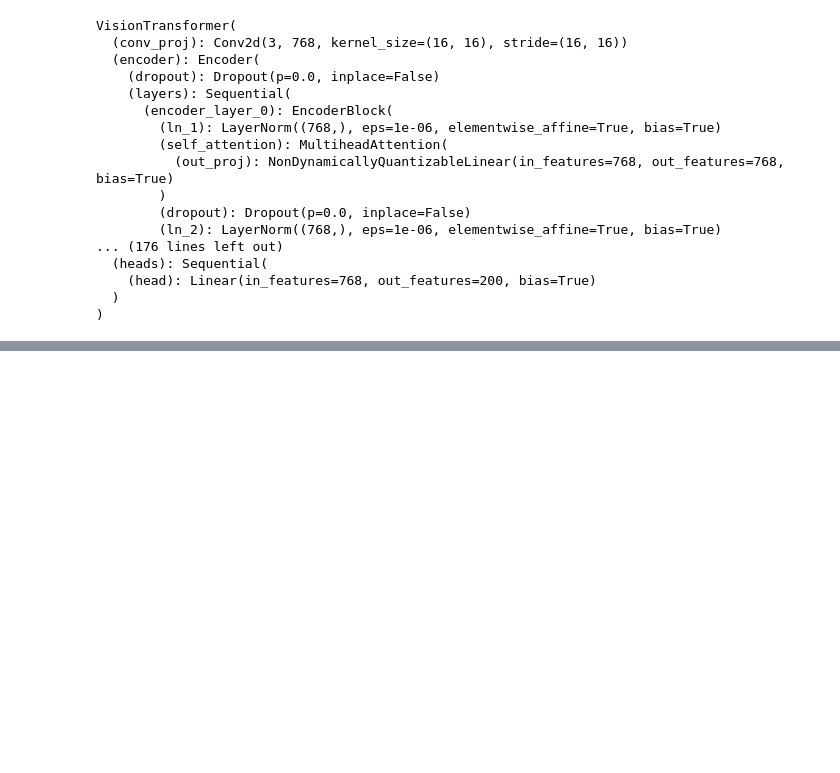
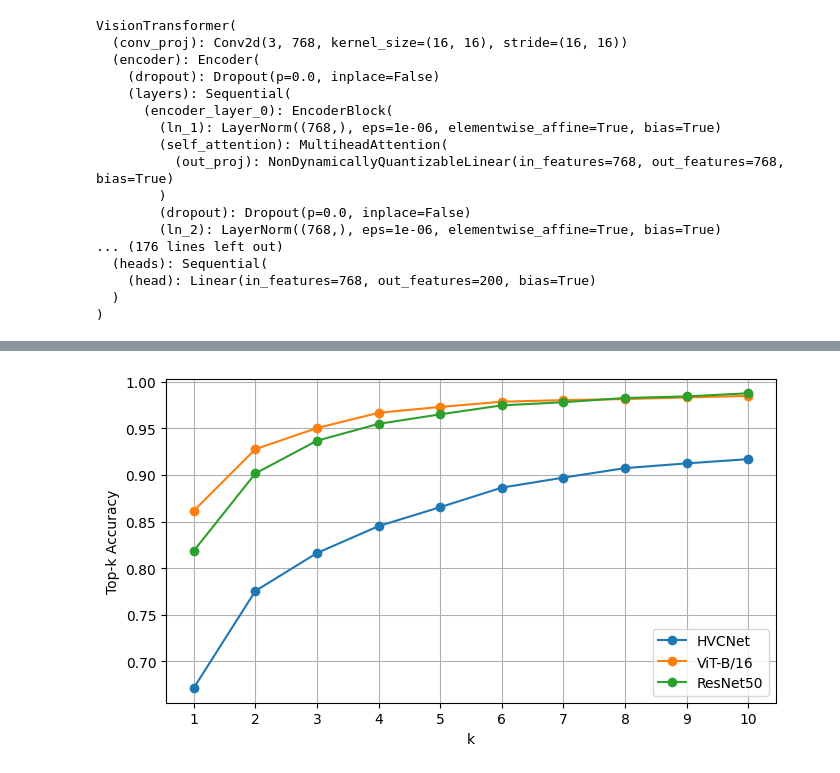
Before and after one commit to MadddyMiller/MXN441_A2, a Jupyter notebook: MXN441_A2_code_good.ipynb, the cells around one changed output, grey strips where cells are left out. Drawn from its saved outputs; the diff is of its cells as text; code cells hidden in the pictures; blank space fills up the shorter version.

```diff
--- a/MXN441_A2_code_good.ipynb
+++ b/MXN441_A2_code_good.ipynb
@@ -613,7 +616,7 @@ for epoch in range(num_epochs):
         best_acc = val_acc
         torch.save(
             hvc_model.state_dict(),
-            "best_model2_HVCNet.pth"
+            "HVCNet_finetune.pth"
         )
 
         epochs_no_improve = 0
@@ -631,7 +634,7 @@ for epoch in range(num_epochs):
 
 # --- Load best model ---
 hvc_model.load_state_dict(
-    torch.load("best_model2_HVCNet.pth")
+    torch.load("HVCNet_finetune.pth")
 )
 
 print("Training complete")
@@ -2293,0 +1932,56 @@ plt.show()
+# %%
+import numpy as np
+
+def topk_accuracy_curve(results, max_k=10):
+
+    probs = results["probs"]
+    true = results["true"]
+
+    topk_acc = []
+
+    for k in range(1, max_k + 1):
+
+        topk_preds = np.argsort(probs, axis=1)[:, -k:]
+
+        correct = sum(
+            true[i] in topk_preds[i]
+            for i in range(len(true))
+        )
+
+        topk_acc.append(correct / len(true))
+
+    return topk_acc
+
+hvc_curve = topk_accuracy_curve(results_HVC_finetune)
+vit_curve = topk_accuracy_curve(results_ViT_finetune)
+resnet_curve = topk_accuracy_curve(results_ResNet50_finetune)
+
+import matplotlib.pyplot as plt
+
+k = range(1, 11)
+
+plt.figure(figsize=(7,4))
+
+plt.plot(k, hvc_curve, marker='o', label='HVCNet')
+plt.plot(k, vit_curve, marker='o', label='ViT-B/16')
+plt.plot(k, resnet_curve, marker='o', label='ResNet50')
+
+plt.xlabel("k")
+plt.ylabel("Top-k Accuracy")
+#plt.title("Top-k Accuracy Curves")
+plt.xticks(k)
+plt.legend()
+plt.grid(True)
+
+plt.tight_layout()
+
+# Save figure for use in the report
+plt.savefig(
+    "top-k-curves.png",
+    dpi=300,
+    bbox_inches="tight"
+)
+
+plt.show()
+# %% [output]
+[figure, added]
```
Also changed, not shown: parts of 42 cells of this notebook, 3 other files.
